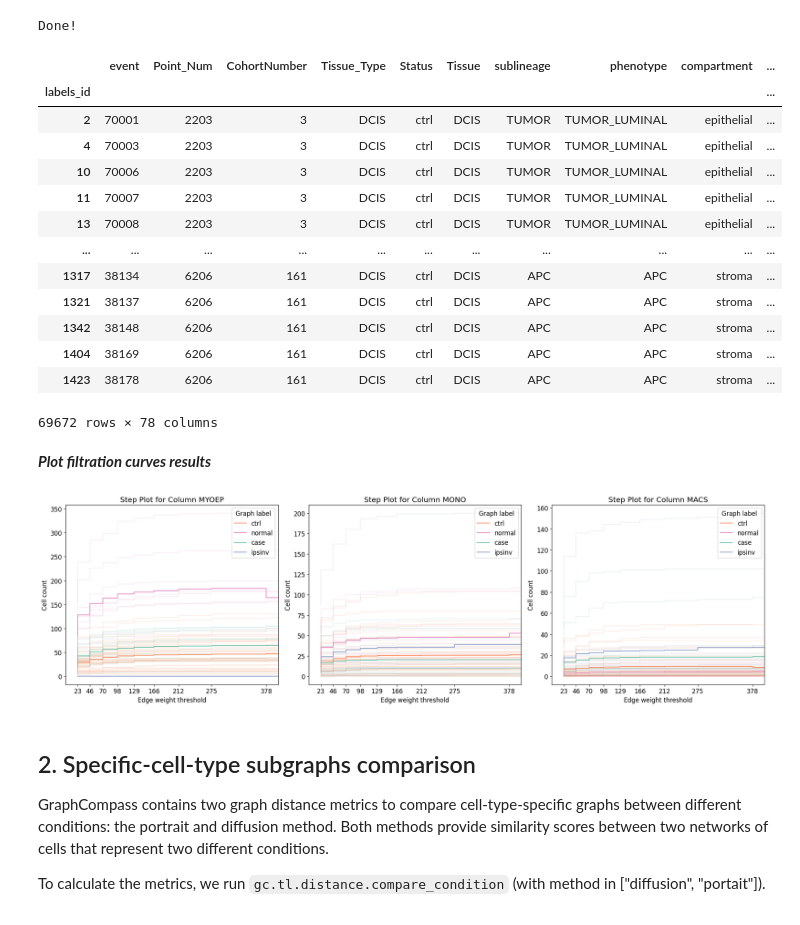
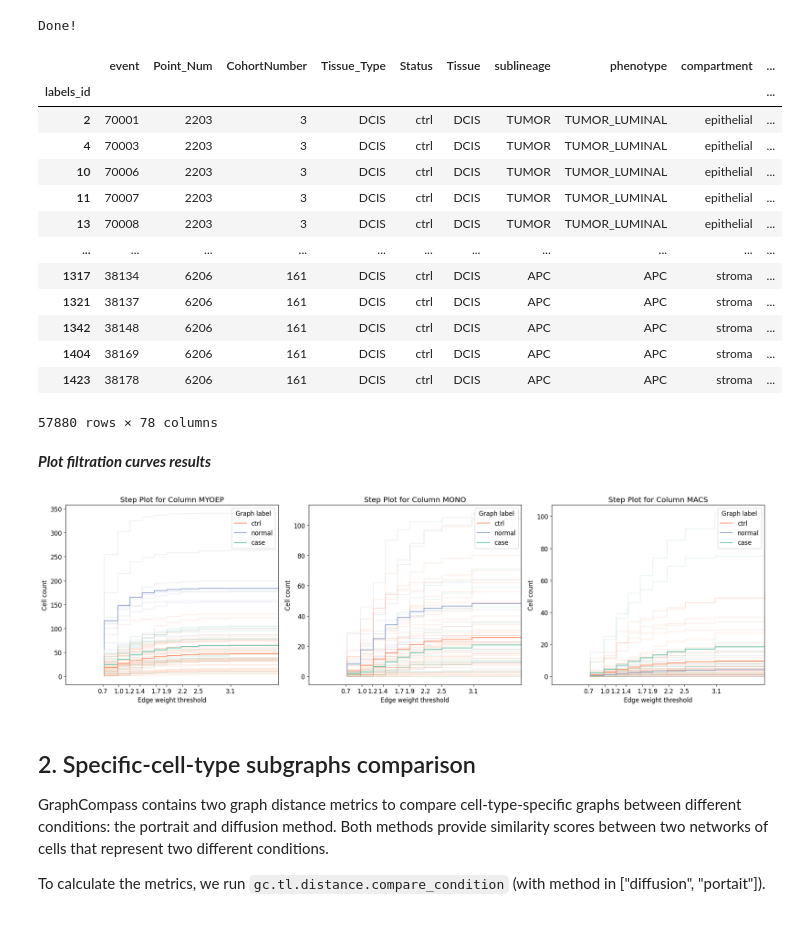
Before and after one commit to theislab/graphcompass, a Jupyter notebook: notebooks/tutorials/MIBITOF_breast_cancer.ipynb, the cells around one changed output. Drawn from its saved outputs; the diff is of its cells as text; code cells hidden in the pictures.

```diff
--- a/notebooks/tutorials/MIBITOF_breast_cancer.ipynb
+++ b/notebooks/tutorials/MIBITOF_breast_cancer.ipynb
@@ -48,3 +47,6 @@ adata.obs.head()
+# %%
+# filtering: discard IBC ("ipsinv") patients
+adata = adata[adata.obs["Status"].isin(["case", "ctrl", "normal"])]
 # %%
 # define library_key and cluster_key for computing spatial graphs
 library_key="Point_Num"  # key in adata.obs where batch/patient info is stored
@@ -168,7 +168,7 @@ adata.obs
 | 1342 | 38148 | 6206 | 161 | DCIS | ctrl | DCIS | APC | APC | stroma | ... |
 | 1404 | 38169 | 6206 | 161 | DCIS | ctrl | DCIS | APC | APC | stroma | ... |
 | 1423 | 38178 | 6206 | 161 | DCIS | ctrl | DCIS | APC | APC | stroma | ... |
-69672 rows × 78 columns
+57880 rows × 78 columns
 # %% [markdown]
 **_Plot filtration curves results_**
 # %%
@@ -178,16 +178,15 @@ metric_key="filtration_curves"
 # %%
 gc.pl.filtration_curves.compare_conditions(
     adata=adata,
     node_labels=node_labels,
     metric_key=metric_key,
     palette="Set2",
     dpi=100,
     figsize=(20,6),
-    right=400,  # to shorten the x-axis and improve readability
-    #save="figures/mibitof_filtration_curves.pdf"
+    right=4,  # to shorten the x-axis and improve readability
 )
 # %% [output]
-[figure, old version]
+[figure, new version]
 # %% [markdown]
 ## 2. Specific-cell-type subgraphs comparison
 
```
Also changed, not shown: parts of 12 cells of this notebook.
